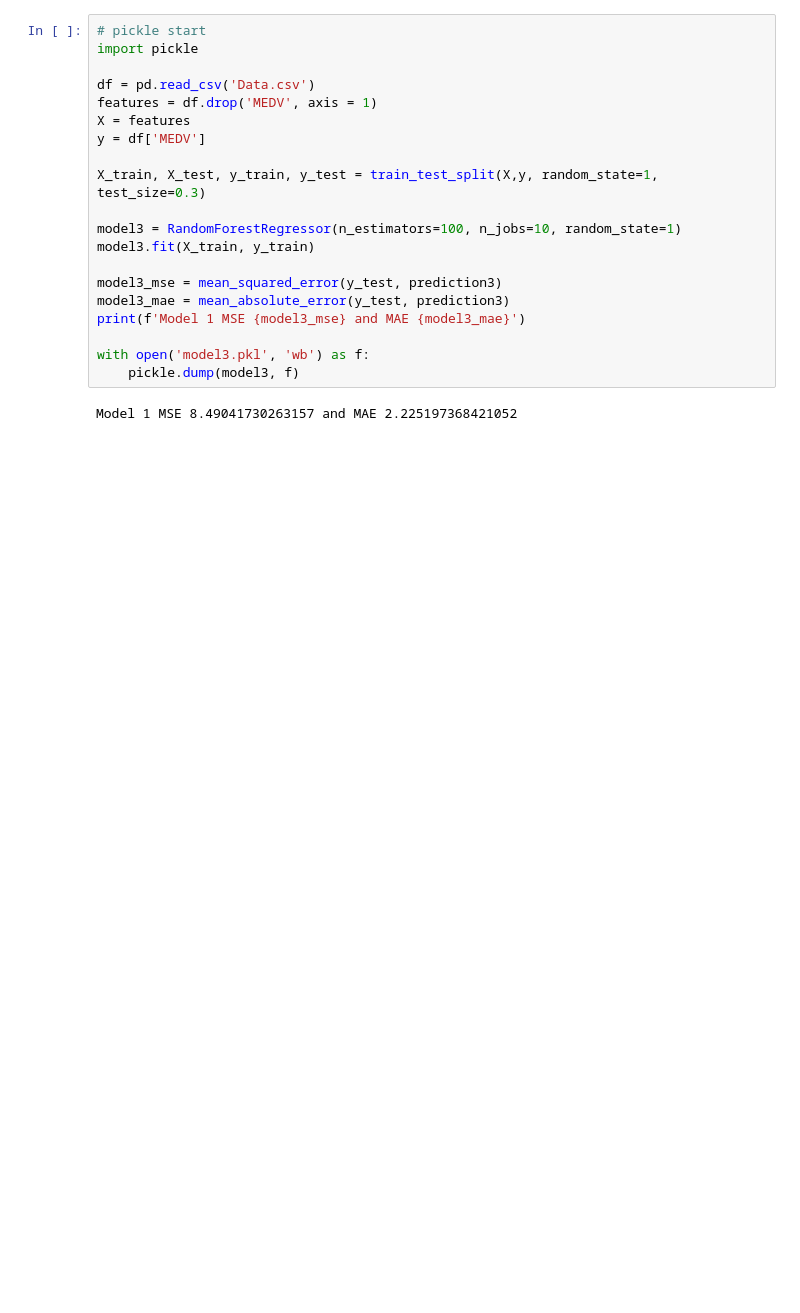
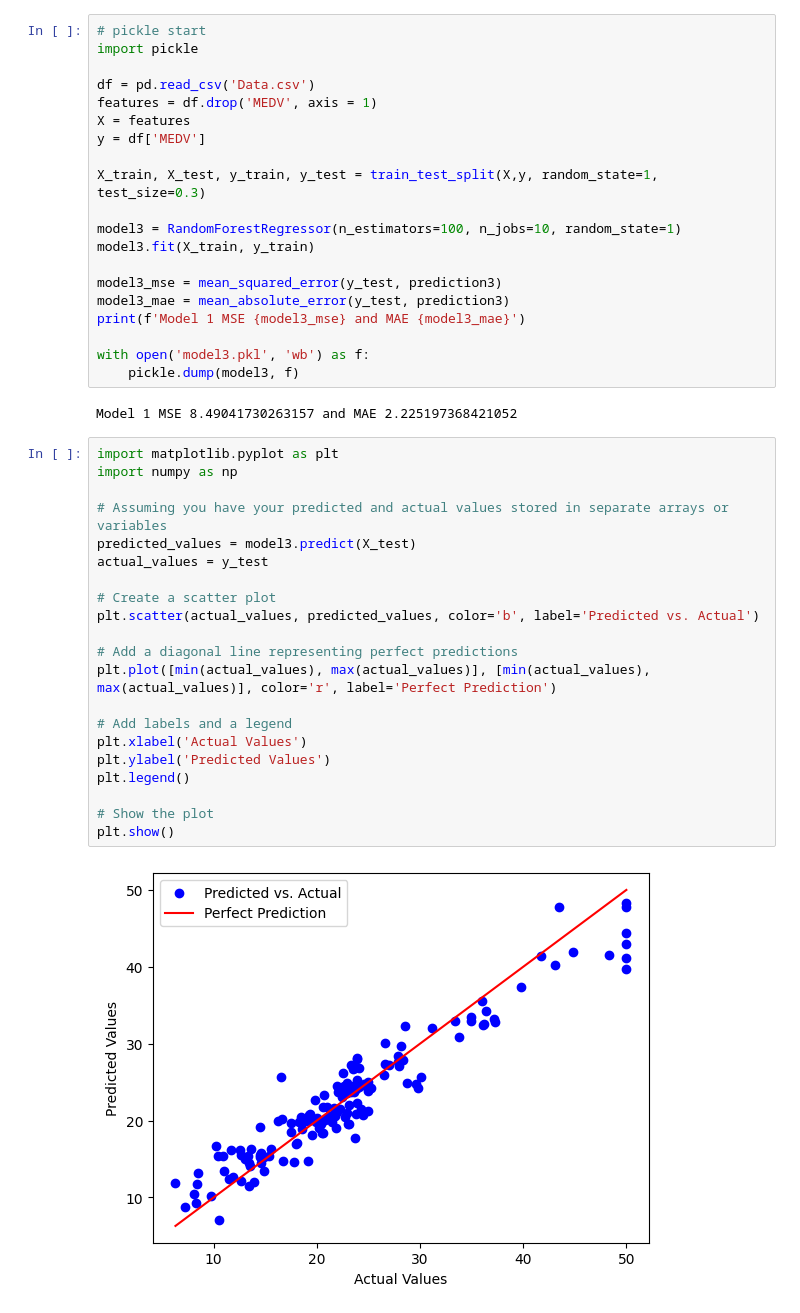
Before and after one commit to Dannysesi/Data_Science-learning, a Jupyter notebook: final year project/projectDA.ipynb, the cells around one changed output. Saved outputs shown, nothing was run; the diff lists cells and outputs as text; blank space fills up the shorter version.

```diff
--- a/final year project/projectDA.ipynb
+++ b/final year project/projectDA.ipynb
@@ -221,3 +230,26 @@ with open('model3.pkl', 'wb') as f:
     pickle.dump(model3, f)
 # %% [output]
 Model 1 MSE 8.49041730263157 and MAE 2.225197368421052
+# %%
+import matplotlib.pyplot as plt
+import numpy as np
+
+# Assuming you have your predicted and actual values stored in separate arrays or variables
+predicted_values = model3.predict(X_test)
+actual_values = y_test
+
+# Create a scatter plot
+plt.scatter(actual_values, predicted_values, color='b', label='Predicted vs. Actual')
+
+# Add a diagonal line representing perfect predictions
+plt.plot([min(actual_values), max(actual_values)], [min(actual_values), max(actual_values)], color='r', label='Perfect Prediction')
+
+# Add labels and a legend
+plt.xlabel('Actual Values')
+plt.ylabel('Predicted Values')
+plt.legend()
+
+# Show the plot
+plt.show()
+# %% [output]
+[figure, added]
```
Also changed, not shown: parts of 6 cells of this notebook.
